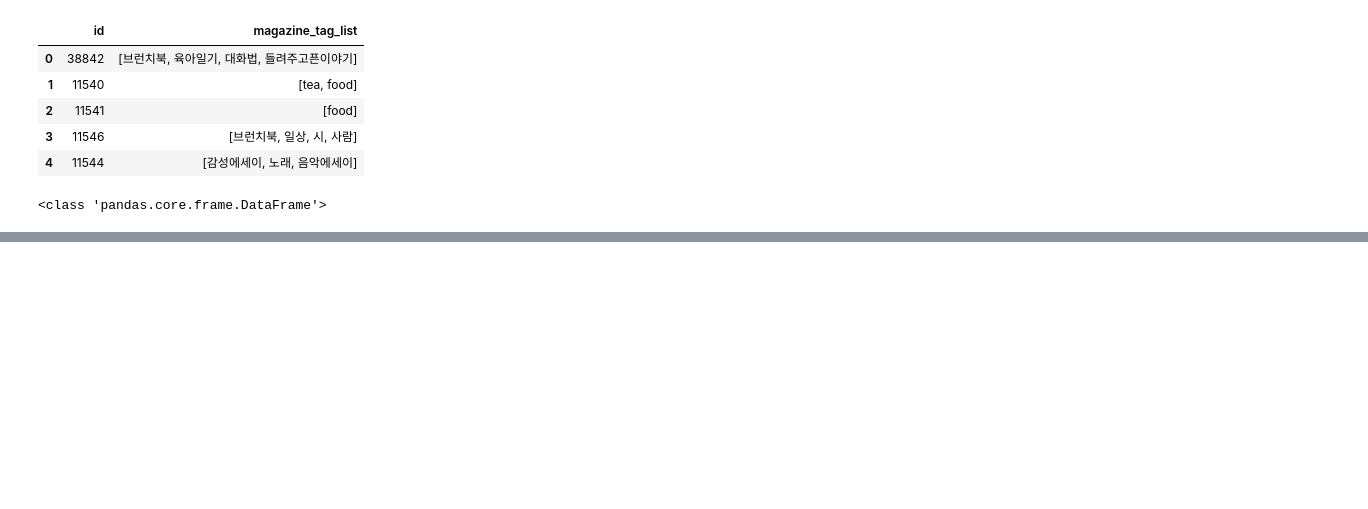
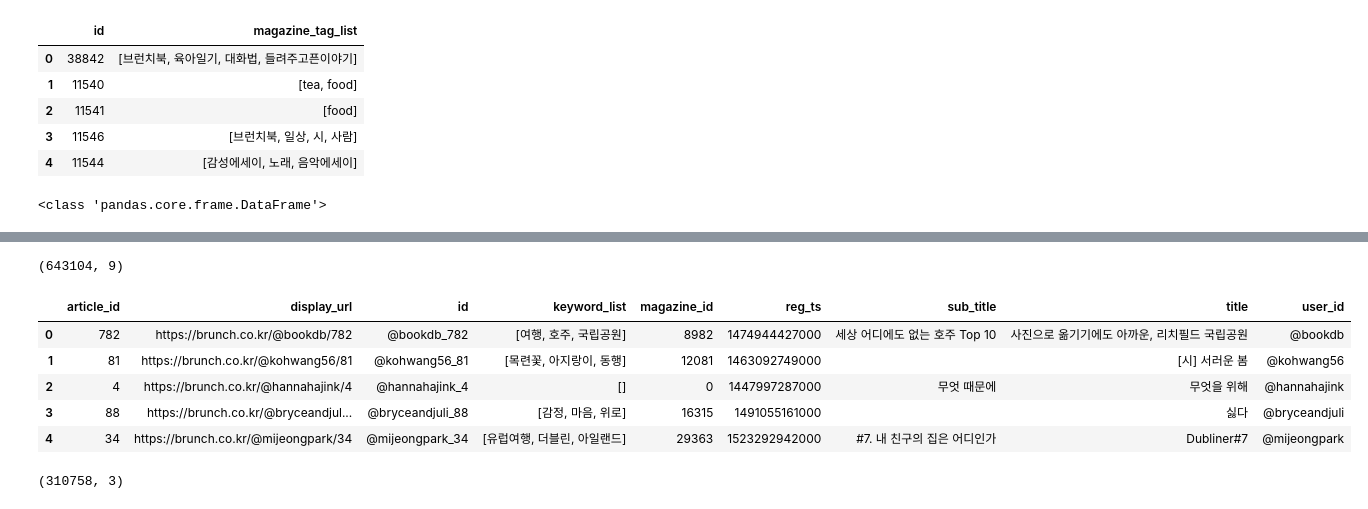
Before and after one commit to kimdog/kakao_brunch_2019, a Jupyter notebook: mydev2.ipynb, the cells around one changed output, grey strips where cells are left out. Cells and saved outputs as stored; diff of their text form; code cells hidden in the pictures; blank space fills up the shorter version.

```diff
--- a/mydev2.ipynb
+++ b/mydev2.ipynb
@@ -70,0 +55,13 @@ tmpfs            99M   20K   99M   1% /run/user/1000
+# %%
+metadata.shape
+# %% [output]
+(643104, 9)
+# %%
+metadata.head()
+# %% [output]
+|  | article_id | display_url | id | keyword_list | magazine_id | reg_ts | sub_title | title | user_id |
+| 0 | 782 | https://brunch.co.kr/@bookdb/782 | @bookdb_782 | [여행, 호주, 국립공원] | 8982 | 1474944427000 | 세상 어디에도 없는 호주 Top 10 | 사진으로 옮기기에도 아까운, 리치필드 국립공원 | @bookdb |
+| 1 | 81 | https://brunch.co.kr/@kohwang56/81 | @kohwang56_81 | [목련꽃, 아지랑이, 동행] | 12081 | 1463092749000 |  | [시] 서러운 봄 | @kohwang56 |
+| 2 | 4 | https://brunch.co.kr/@hannahajink/4 | @hannahajink_4 | [] | 0 | 1447997287000 | 무엇 때문에 | 무엇을 위해 | @hannahajink |
+| 3 | 88 | https://brunch.co.kr/@bryceandjul... | @bryceandjuli_88 | [감정, 마음, 위로] | 16315 | 1491055161000 |  | 싫다 | @bryceandjuli |
+| 4 | 34 | https://brunch.co.kr/@mijeongpark/34 | @mijeongpark_34 | [유럽여행, 더블린, 아일랜드] | 29363 | 1523292942000 | #7. 내 친구의 집은 어디인가 | Dubliner#7 | @mijeongpark |
@@ -70,0 +72,4 @@ tmpfs            99M   20K   99M   1% /run/user/1000
+# %%
+users.shape
+# %% [output]
+(310758, 3)
```
Also changed, not shown: parts of 15 cells of this notebook, 5 other files.
